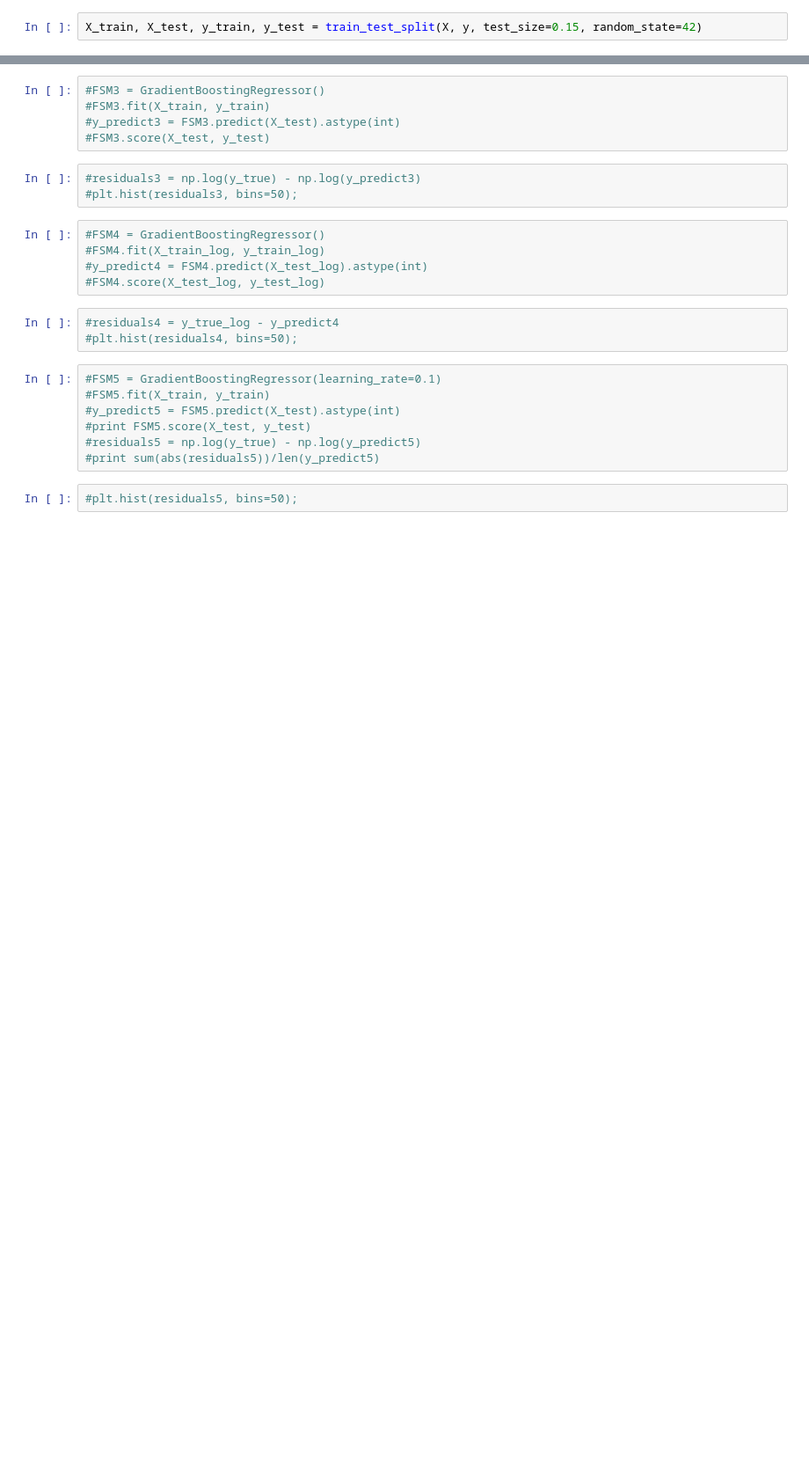
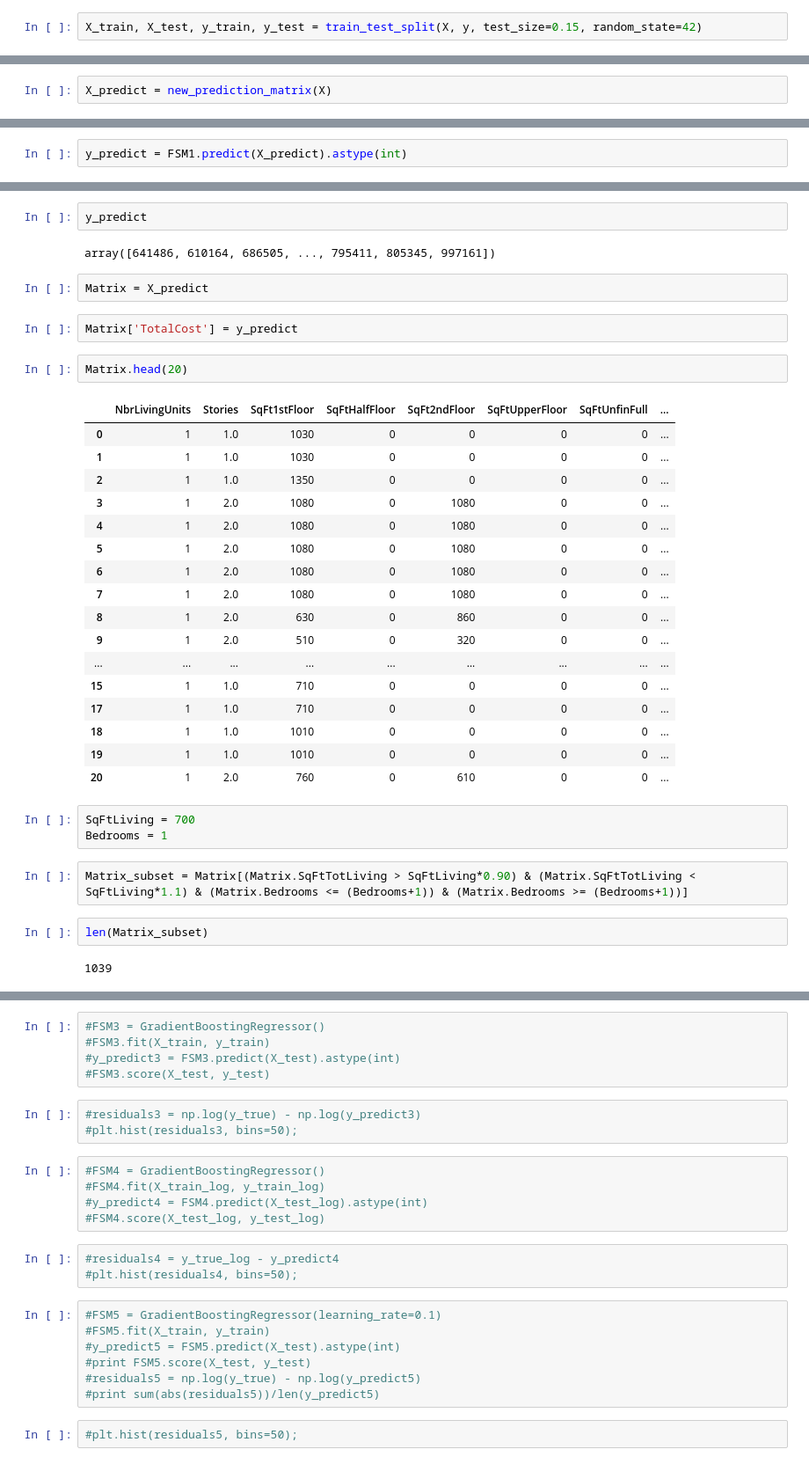
Before and after one commit to BanuSelinTosun/street-smart, a Jupyter notebook: Reduced_Price_Range_Modelling.ipynb, the cells around one changed output, grey strips where cells are left out. Shown: that part at 88% size. Drawn from its saved outputs; the diff is of its cells as text; blank space fills up the shorter version.

```diff
--- a/Reduced_Price_Range_Modelling.ipynb
+++ b/Reduced_Price_Range_Modelling.ipynb
@@ -209,0 +185,2 @@ plt.show();
+# %%
+X_predict = new_prediction_matrix(X)
@@ -209,0 +196,2 @@ plt.show();
+# %%
+y_predict = FSM1.predict(X_predict).astype(int)
@@ -209,0 +232,37 @@ plt.show();
+# %%
+y_predict
+# %% [output]
+array([641486, 610164, 686505, ..., 795411, 805345, 997161])
+# %%
+Matrix = X_predict
+# %%
+Matrix['TotalCost'] = y_predict
+# %%
+Matrix.head(20)
+# %% [output]
+|  | NbrLivingUnits | Stories | SqFt1stFloor | SqFtHalfFloor | SqFt2ndFloor | SqFtUpperFloor | SqFtUnfinFull | ... |
+| 0 | 1 | 1.0 | 1030 | 0 | 0 | 0 | 0 | ... |
+| 1 | 1 | 1.0 | 1030 | 0 | 0 | 0 | 0 | ... |
+| 2 | 1 | 1.0 | 1350 | 0 | 0 | 0 | 0 | ... |
+| 3 | 1 | 2.0 | 1080 | 0 | 1080 | 0 | 0 | ... |
+| 4 | 1 | 2.0 | 1080 | 0 | 1080 | 0 | 0 | ... |
+| 5 | 1 | 2.0 | 1080 | 0 | 1080 | 0 | 0 | ... |
+| 6 | 1 | 2.0 | 1080 | 0 | 1080 | 0 | 0 | ... |
+| 7 | 1 | 2.0 | 1080 | 0 | 1080 | 0 | 0 | ... |
+| 8 | 1 | 2.0 | 630 | 0 | 860 | 0 | 0 | ... |
+| 9 | 1 | 2.0 | 510 | 0 | 320 | 0 | 0 | ... |
+| ... | ... | ... | ... | ... | ... | ... | ... | ... |
+| 15 | 1 | 1.0 | 710 | 0 | 0 | 0 | 0 | ... |
+| 17 | 1 | 1.0 | 710 | 0 | 0 | 0 | 0 | ... |
+| 18 | 1 | 1.0 | 1010 | 0 | 0 | 0 | 0 | ... |
+| 19 | 1 | 1.0 | 1010 | 0 | 0 | 0 | 0 | ... |
+| 20 | 1 | 2.0 | 760 | 0 | 610 | 0 | 0 | ... |
+# %%
+SqFtLiving = 700
+Bedrooms = 1
+# %%
+Matrix_subset = Matrix[(Matrix.SqFtTotLiving > SqFtLiving*0.90) & (Matrix.SqFtTotLiving < SqFtLiving*1.1) & (Matrix.Bedrooms <= (Bedrooms+1)) & (Matrix.Bedrooms >= (Bedrooms+1))]
+# %%
+len(Matrix_subset)
+# %% [output]
+1039
```
Also changed, not shown: parts of 42 cells of this notebook, 1 other file.
